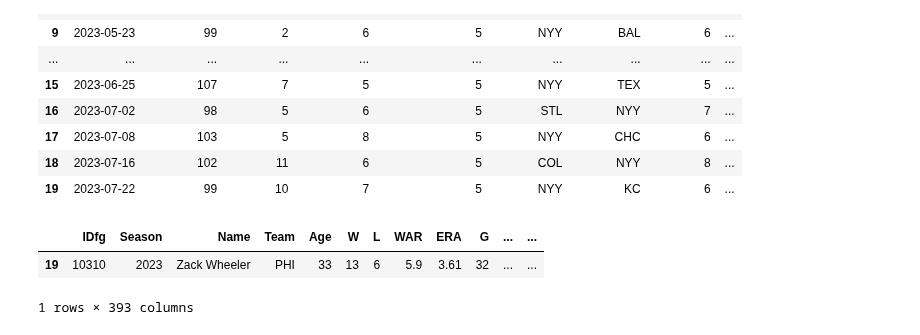
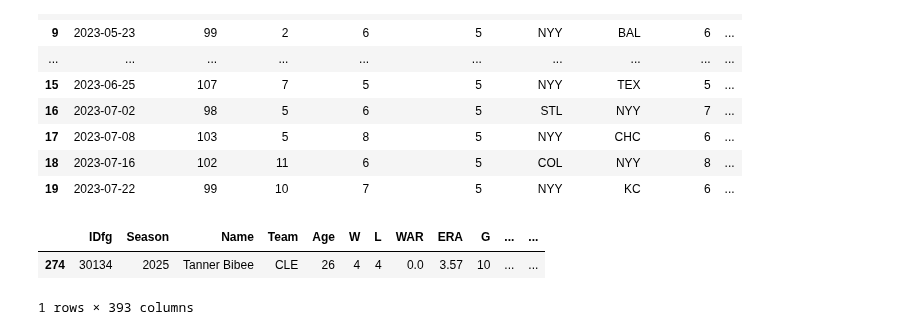
Before and after one commit to b00se/sportsbalf, a Jupyter notebook: notebooks/mlb_pitcher_k_features.ipynb, the cells around one changed output. Cells and saved outputs as stored; diff of their text form; code cells hidden in the pictures.

```diff
--- a/notebooks/mlb_pitcher_k_features.ipynb
+++ b/notebooks/mlb_pitcher_k_features.ipynb
@@ -99,9 +101,10 @@ games.head(20)
 | 18 | 2023-07-16 | 102 | 11 | 6 | 5 | COL | NYY | 8 | ... |
 | 19 | 2023-07-22 | 99 | 10 | 7 | 5 | NYY | KC | 6 | ... |
 # %%
-pitching_stats = pitching_stats(2023)
-pitching_stats.head(1)
+pitching_stats = pitching_stats(2025, qual=0)
+starters = pitching_stats[pitching_stats['IP'] >= 15].copy()
+starters[starters['Name'] == "Tanner Bibee"]
 # %% [output]
 |  | IDfg | Season | Name | Team | Age | W | L | WAR | ERA | G | ... | ... |
-| 19 | 10310 | 2023 | Zack Wheeler | PHI | 33 | 13 | 6 | 5.9 | 3.61 | 32 | ... | ... |
+| 274 | 30134 | 2025 | Tanner Bibee | CLE | 26 | 4 | 4 | 0.0 | 3.57 | 10 | ... | ... |
 1 rows × 393 columns
```
Also changed, not shown: parts of 4 cells of this notebook, 11 other files.
